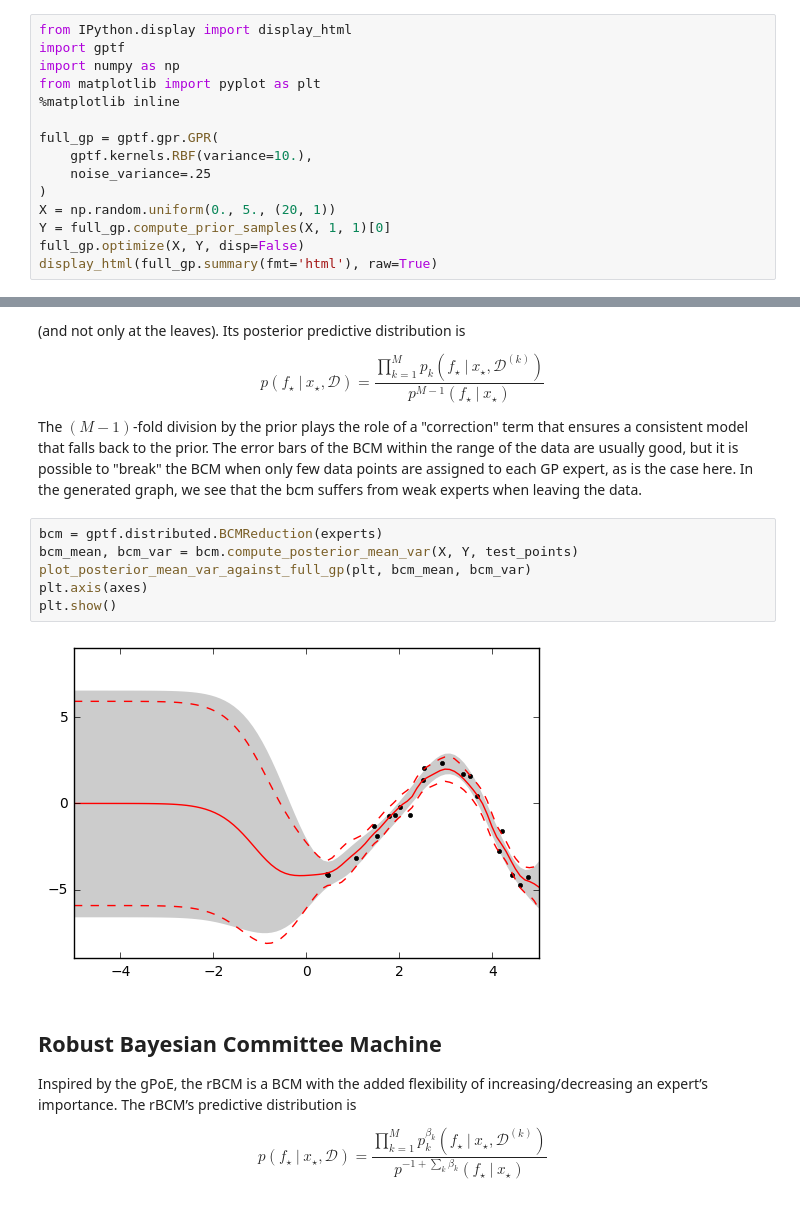
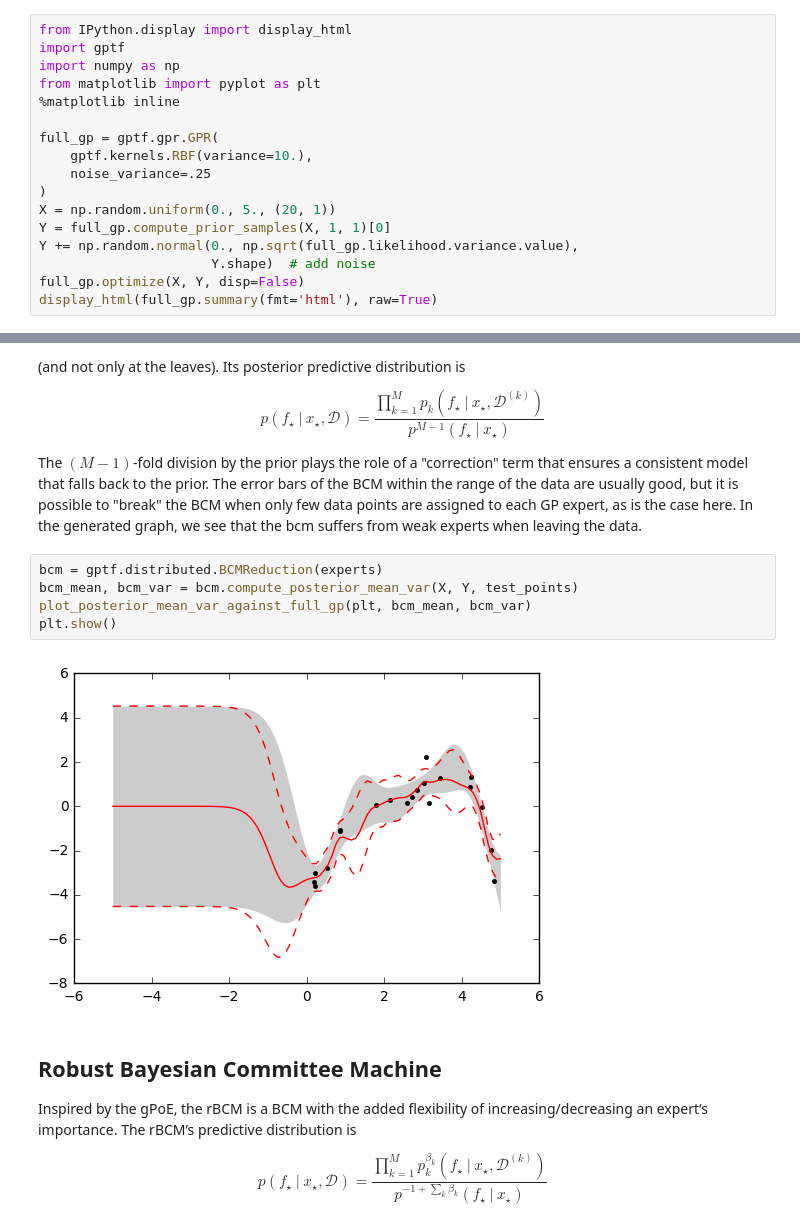
Before and after one commit to sanket-kamthe/gptf, a Jupyter notebook: notebooks/Distributed_Gaussian_Process_Models.ipynb, the cells around one changed output, grey strips where cells are left out. Drawn from its saved outputs; the diff is of its cells as text.

Commit message:
Manually add noise to prior sample.

```diff
--- a/notebooks/Distributed_Gaussian_Process_Models.ipynb
+++ b/notebooks/Distributed_Gaussian_Process_Models.ipynb
@@ -18,6 +18,8 @@ full_gp = gptf.gpr.GPR(
 )
 X = np.random.uniform(0., 5., (20, 1))
 Y = full_gp.compute_prior_samples(X, 1, 1)[0]
+Y += np.random.normal(0., np.sqrt(full_gp.likelihood.variance.value),
+                      Y.shape)  # add noise
 full_gp.optimize(X, Y, disp=False)
 display_html(full_gp.summary(fmt='html'), raw=True)
 # %% [output]
@@ -153,11 +151,10 @@ when leaving the data.
 # %%
 bcm = gptf.distributed.BCMReduction(experts)
 bcm_mean, bcm_var = bcm.compute_posterior_mean_var(X, Y, test_points)
 plot_posterior_mean_var_against_full_gp(plt, bcm_mean, bcm_var)
-plt.axis(axes)
 plt.show()
 # %% [output]
-[figure, old version]
+[figure, new version]
 # %% [markdown]
 ## Robust Bayesian Committee Machine
 
```
Also changed, not shown: parts of 5 cells of this notebook, 1 other file.
